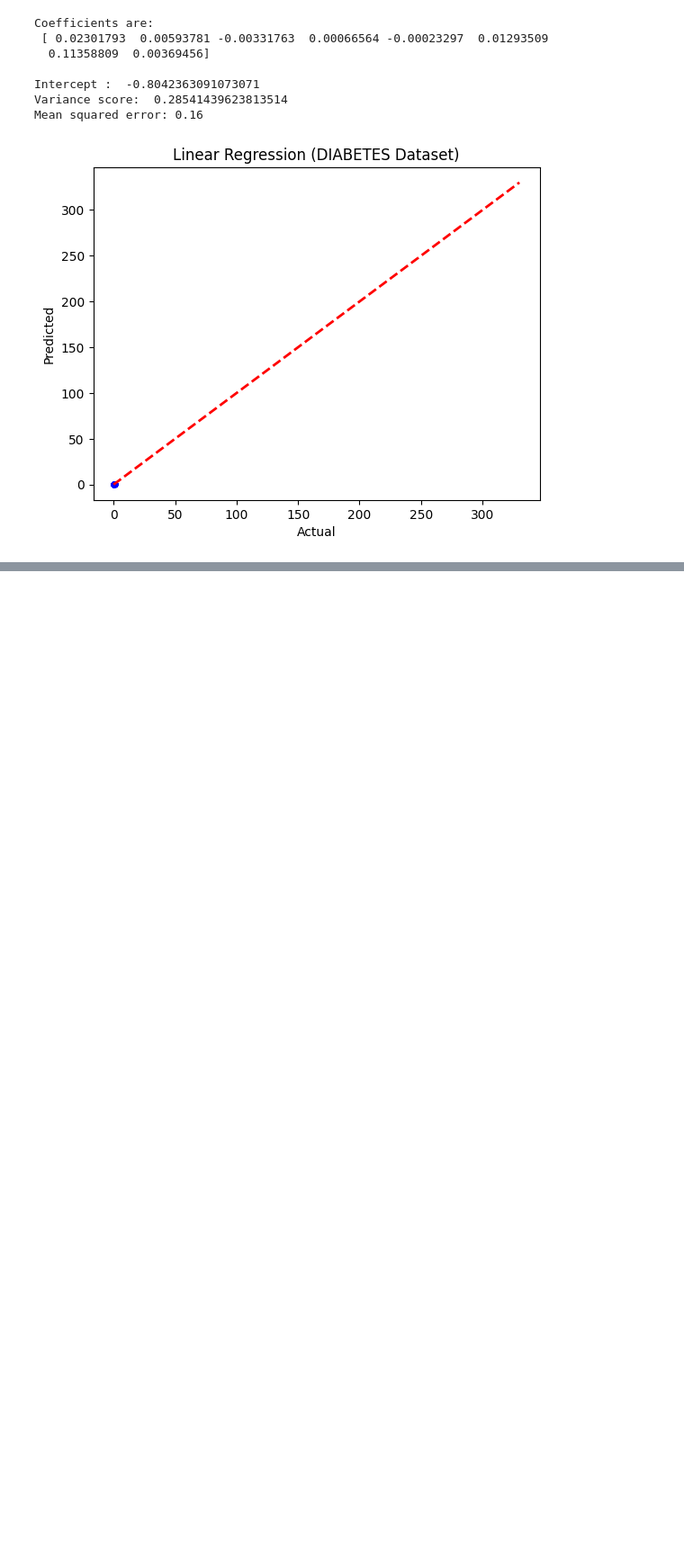
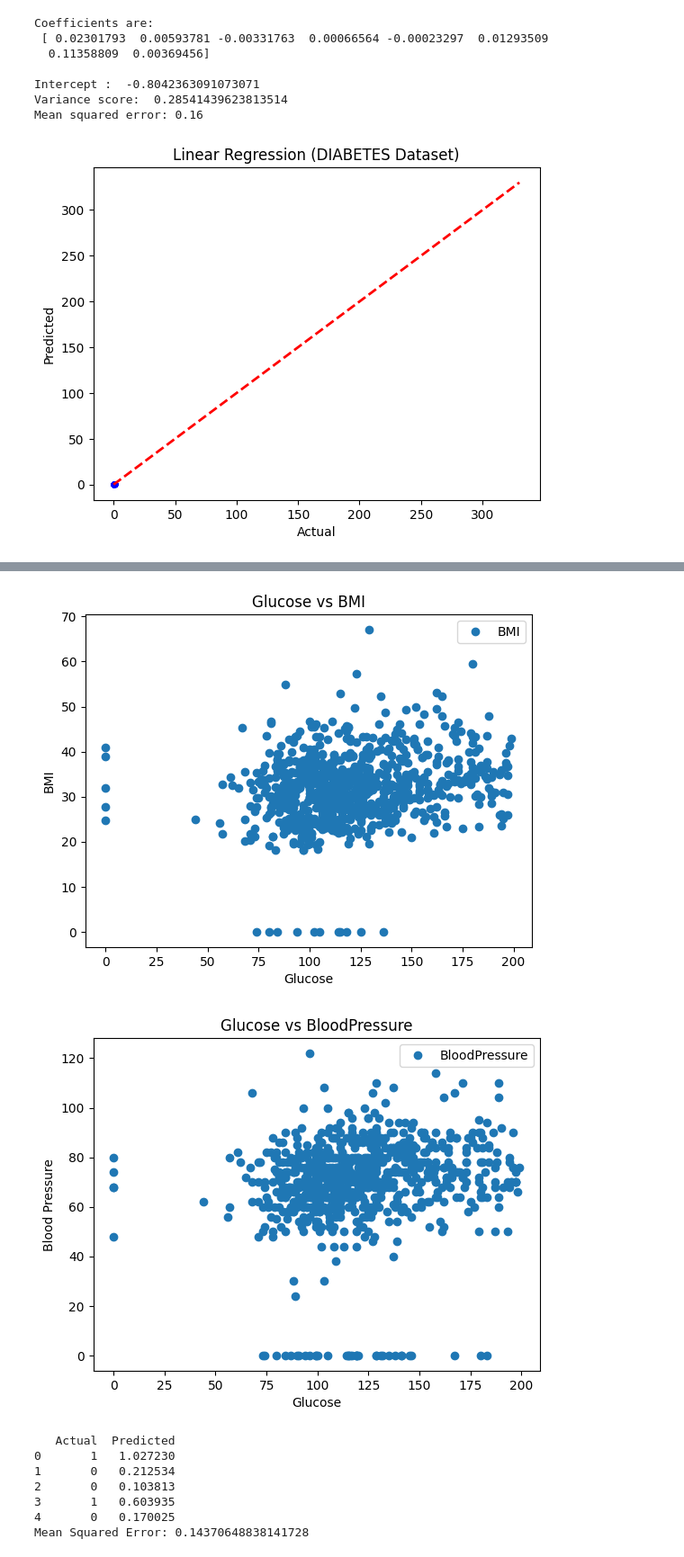
Before and after one commit to khshohelrana/Python, a Jupyter notebook: Linear_Regression.ipynb, the cells around one changed output, grey strips where cells are left out. Shown: that part at 90% size. Drawn from its saved outputs; the diff is of its cells as text; code cells hidden in the pictures; blank space fills up the shorter version.

```diff
--- a/Linear_Regression.ipynb
+++ b/Linear_Regression.ipynb
@@ -184,0 +355,11 @@ plt.show()
+# %%
+import pandas as pd
+import numpy as np
+import matplotlib.pyplot as plt
+from sklearn.model_selection import train_test_split
+from sklearn.linear_model import LinearRegression
+from sklearn.metrics import mean_squared_error
+
+# Load the dataset from CSV
+dataset = pd.read_csv('/content/diabetes.csv')
+dataset
@@ -184,0 +380,56 @@ plt.show()
+# %%
+# Visualizing relationship between Glucose and BMI
+dataset.plot(x='Glucose', y='BMI', style='o')
+plt.title('Glucose vs BMI')
+plt.xlabel('Glucose')
+plt.ylabel('BMI')
+plt.show()
+
+# Visualizing relationship between Glucose and Blood Pressure
+dataset.plot(x='Glucose', y='BloodPressure', style='o')
+plt.title('Glucose vs BloodPressure')
+plt.xlabel('Glucose')
+plt.ylabel('Blood Pressure')
+plt.show()
+
+# Preparing data
+X = dataset.iloc[:, :-1].values
+y = dataset.iloc[:, -1].values
+
+# Splitting the dataset into training and testing sets
+X_train, X_test, y_train, y_test = train_test_split(
+    X, y, test_size=0.2, random_state=0)
+
+# Training linear regression model
+regressor = LinearRegression()
+regressor.fit(X_train, y_train)
+
+# Making predictions on the testing set
+y_pred = regressor.predict(X_test)
+
+# Creating a DataFrame to compare actual vs predicted values
+df = pd.DataFrame({'Actual': y_test, 'Predicted': y_pred})
+print(df.head())
+
+# Calculating mean squared error
+mse = mean_squared_error(y_test, y_pred)
+print('Mean Squared Error:', mse)
+
+
+# Plotting the results for the diabetes dataset
+plt.title('Linear Regression (DIABETES Dataset)')
+plt.scatter(y_test_diabetes, predicted_diabetes, c='b', marker='.', s=36)  # Plotting actual vs predicted
+plt.plot(np.linspace(0, 330, 100), np.linspace(0, 330, 100), '--r', linewidth=2)  # Diagonal line indicating perfect prediction
+plt.xlabel('Actual')
+plt.ylabel('Predicted')
+plt.show()
+# %% [output]
+[figure, added]
+[figure, added]
+   Actual  Predicted
+0       1   1.027230
+1       0   0.212534
+2       0   0.103813
+3       1   0.603935
+4       0   0.170025
+Mean Squared Error: 0.14370648838141728
```
Also changed, not shown: parts of 5 cells of this notebook.
